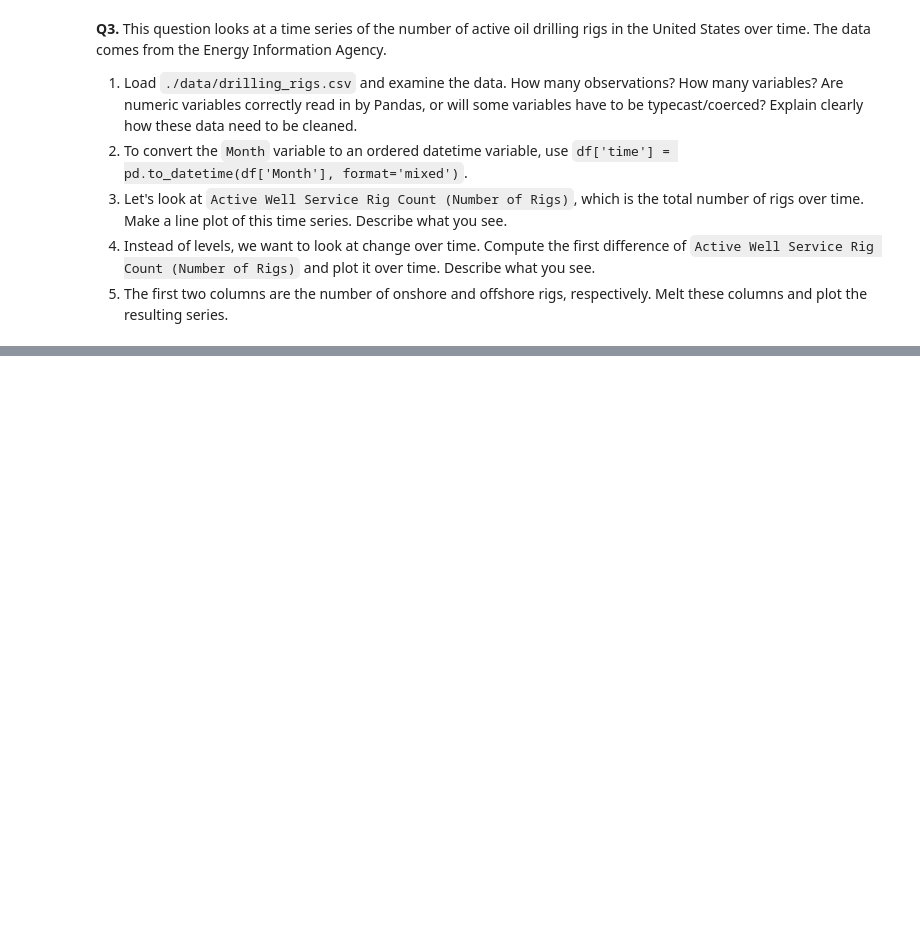
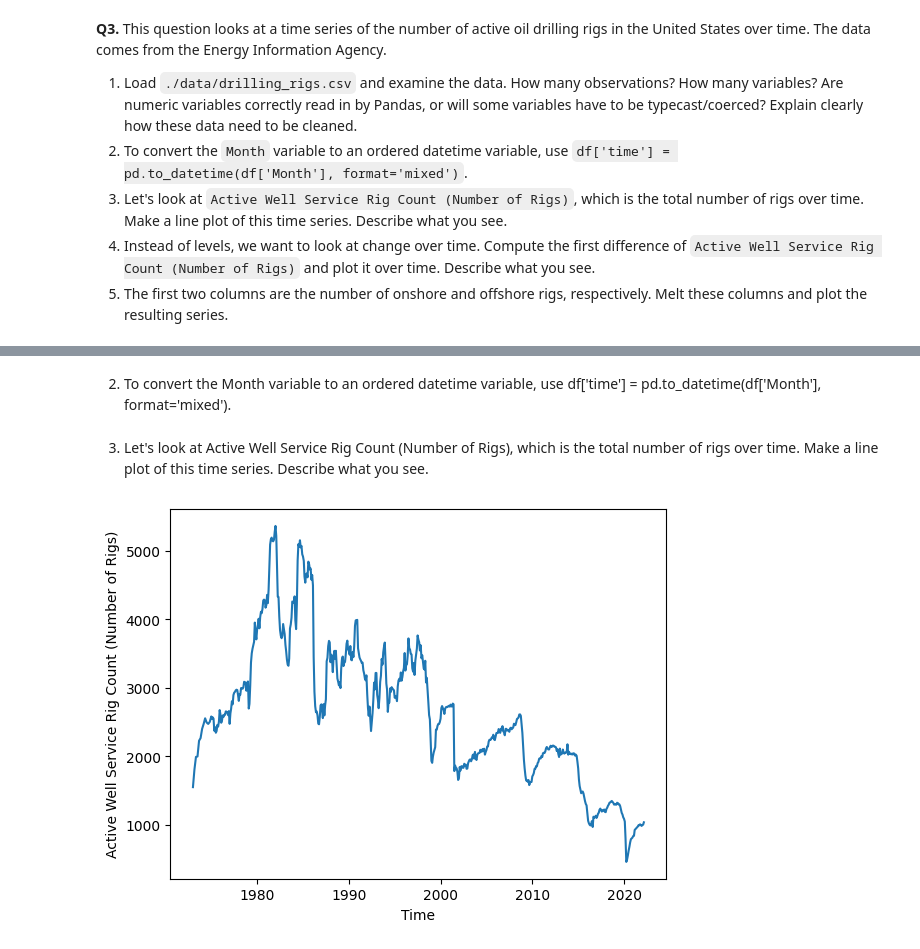
Before and after one commit to simoneminorr/eda_assignment, a Jupyter notebook: assignment.ipynb, the cells around one changed output, grey strips where cells are left out. Saved outputs shown, nothing was run; the diff lists cells and outputs as text; code cells hidden in the pictures; blank space fills up the shorter version.

```diff
--- a/assignment.ipynb
+++ b/assignment.ipynb
@@ -193,0 +218,10 @@ dtype: int64
+# %%
+#clean data that is not being read in as numerical
+# How to coerce a variable to numeric:
+drilling['Crude Oil Rotary Rigs in Operation, Total (Number of Rigs)'] = pd.to_numeric(drilling['Crude Oil Rotary Rigs in Operation, Total (Number of Rigs)'], errors='coerce') # Coerce the variable to numeric
+drilling['Natural Gas Rotary Rigs in Operation, Total (Number of Rigs)'] = pd.to_numeric(drilling['Natural Gas Rotary Rigs in Operation, Total (Number of Rigs)'], errors='coerce') # Coerce the variable to numeric
+drilling['Crude Oil and Natural Gas Rotary Rigs in Operation, Horizontal Trajectory (Number of Rigs)'] = pd.to_numeric(drilling['Crude Oil and Natural Gas Rotary Rigs in Operation, Horizontal Trajectory (Number of Rigs)'], errors='coerce')
+drilling['Crude Oil and Natural Gas Rotary Rigs in Operation, Directional Trajectory (Number of Rigs)'] = pd.to_numeric(drilling['Crude Oil and Natural Gas Rotary Rigs in Operation, Directional Trajectory (Number of Rigs)'], errors='coerce')
+drilling['Crude Oil and Natural Gas Rotary Rigs in Operation, Vertical Trajectory (Number of Rigs)'] = pd.to_numeric(drilling['Crude Oil and Natural Gas Rotary Rigs in Operation, Vertical Trajectory (Number of Rigs)'], errors='coerce')
+drilling['Active Well Service Rig Count (Number of Rigs)'] = pd.to_numeric(drilling['Active Well Service Rig Count (Number of Rigs)'], errors='coerce')
+drilling.describe()
@@ -193,0 +238,14 @@ dtype: int64
+# %% [markdown]
+2. To convert the Month variable to an ordered datetime variable, use df['time'] = pd.to_datetime(df['Month'], format='mixed').
+# %%
+drilling['time'] = pd.to_datetime(drilling['Month'], format='mixed')
+# %% [markdown]
+3. Let's look at Active Well Service Rig Count (Number of Rigs), which is the total number of rigs over time. Make a line plot of this time series. Describe what you see.
+# %%
+plt.plot(drilling['time'], drilling['Active Well Service Rig Count (Number of Rigs)'])
+plt.xlabel('Time')
+plt.ylabel('Active Well Service Rig Count (Number of Rigs)')
+plt.show()
+#Describe what I see: I see that the active well service rig count has had some erratic peaks and falls across the time period, but since hitting its peak at above 5000 rigs in the early 1980s, the count has been declining hitting a record low at below 1000 in 2020
+# %% [output]
+[figure, added]
```
Also changed, not shown: parts of 9 cells of this notebook.
